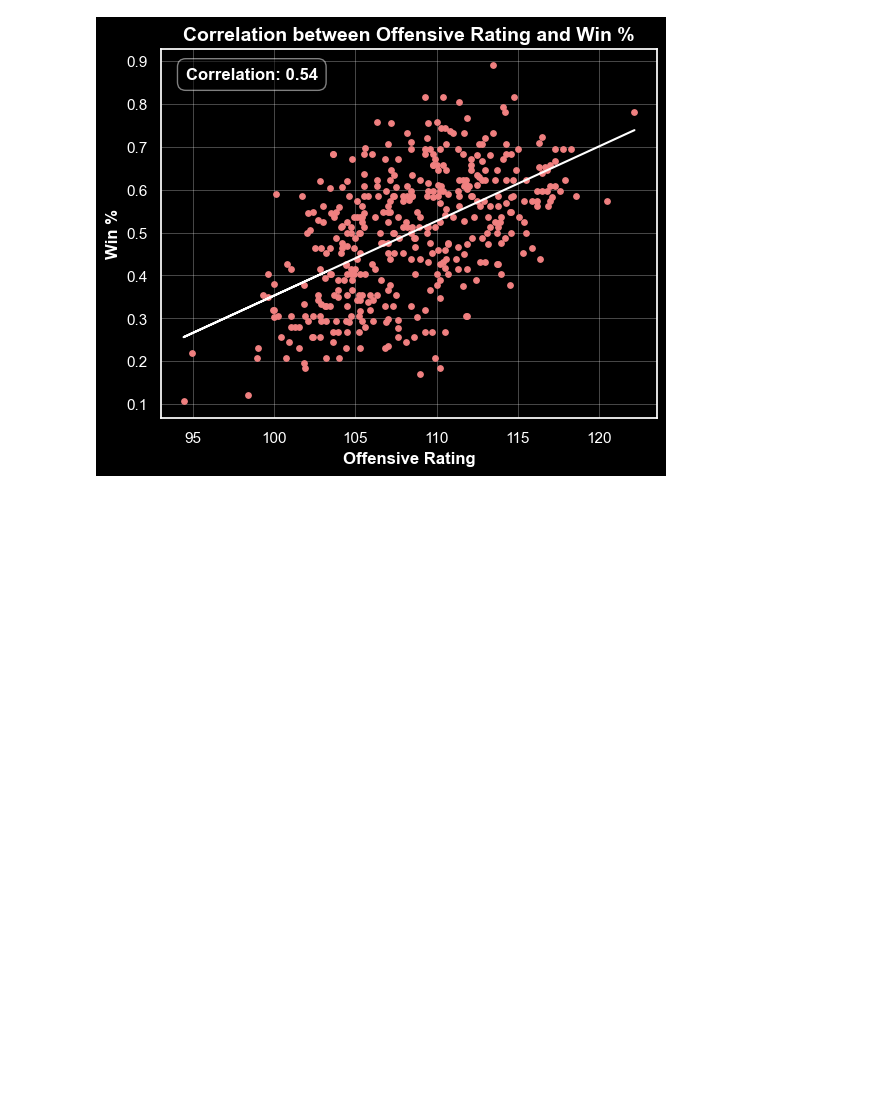
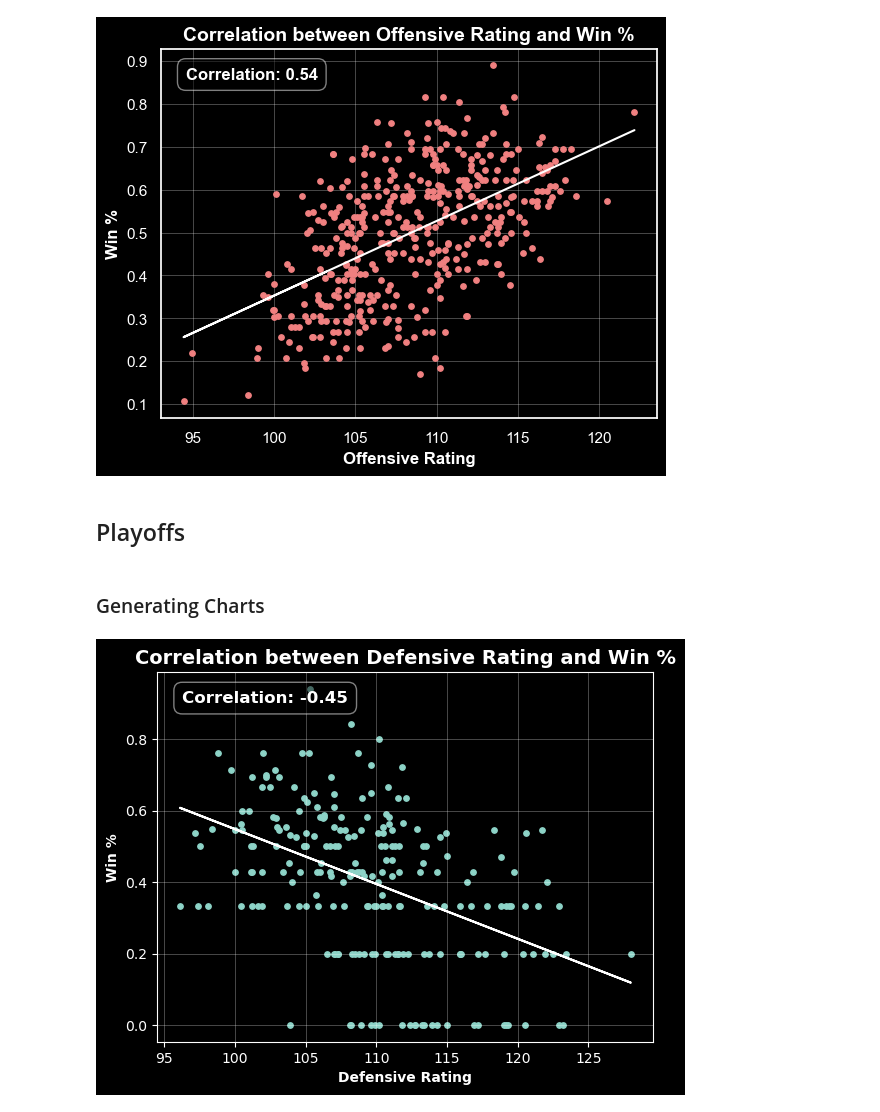
Before and after one commit to jaskeat/NBA-Analysis, a Jupyter notebook: data.ipynb, the cells around one changed output. Drawn from its saved outputs; the diff is of its cells as text; code cells hidden in the pictures; blank space fills up the shorter version.

Commit message:
analysed playoff data

```diff
--- a/data.ipynb
+++ b/data.ipynb
@@ -8,5 +10,5 @@ import seaborn as sns
 # %%
-df = pd.read_csv('regularseason.csv')
+df = pd.read_csv('Data/regularseason.csv')
 # %% [markdown]
 ### Generating Charts
 # %%
@@ -54,3 +56,31 @@ with plt.style.context("dark_background"):
     plt.show()
 # %% [output]
 [figure]
+# %% [markdown]
+## Playoffs
+# %%
+pf = pd.read_csv('Data/playoffs.csv')
+# %% [markdown]
+### Generating Charts
+# %%
+with plt.style.context("dark_background"):
+
+    fig, ax = plt.subplots()
+    ax.grid(True, which='both', linewidth=0.5, alpha=0.4)
+
+    ax.scatter(pf['DefRtg'], pf['Win %'], s=15)
+    ax.set_ylabel('Win %', fontweight='bold')
+    # Add a linear regression line
+    m, b = np.polyfit(pf['DefRtg'], pf['Win %'], 1)
+    ax.plot(pf['DefRtg'], m*pf['DefRtg'] + b, color='white')
+    ax.set_xlabel('Defensive Rating', fontweight='bold')
+
+    ax.set_title('Correlation between Defensive Rating and Win %', fontsize=14, fontweight='bold')
+
+    # Calculate and display the correlation
+    correlation = pf['Win %'].corr(pf['DefRtg'])
+    ax.text(0.05, 0.95, f'Correlation: {correlation:.2f}', transform=ax.transAxes, color='white', fontsize=12, verticalalignment='top', fontweight='bold', bbox=dict(facecolor='black', alpha=0.5, boxstyle='round,pad=0.5'))
+
+    plt.show()
+# %% [output]
+[figure, added]
```
Also changed, not shown: parts of 6 cells of this notebook, 7 other files.
